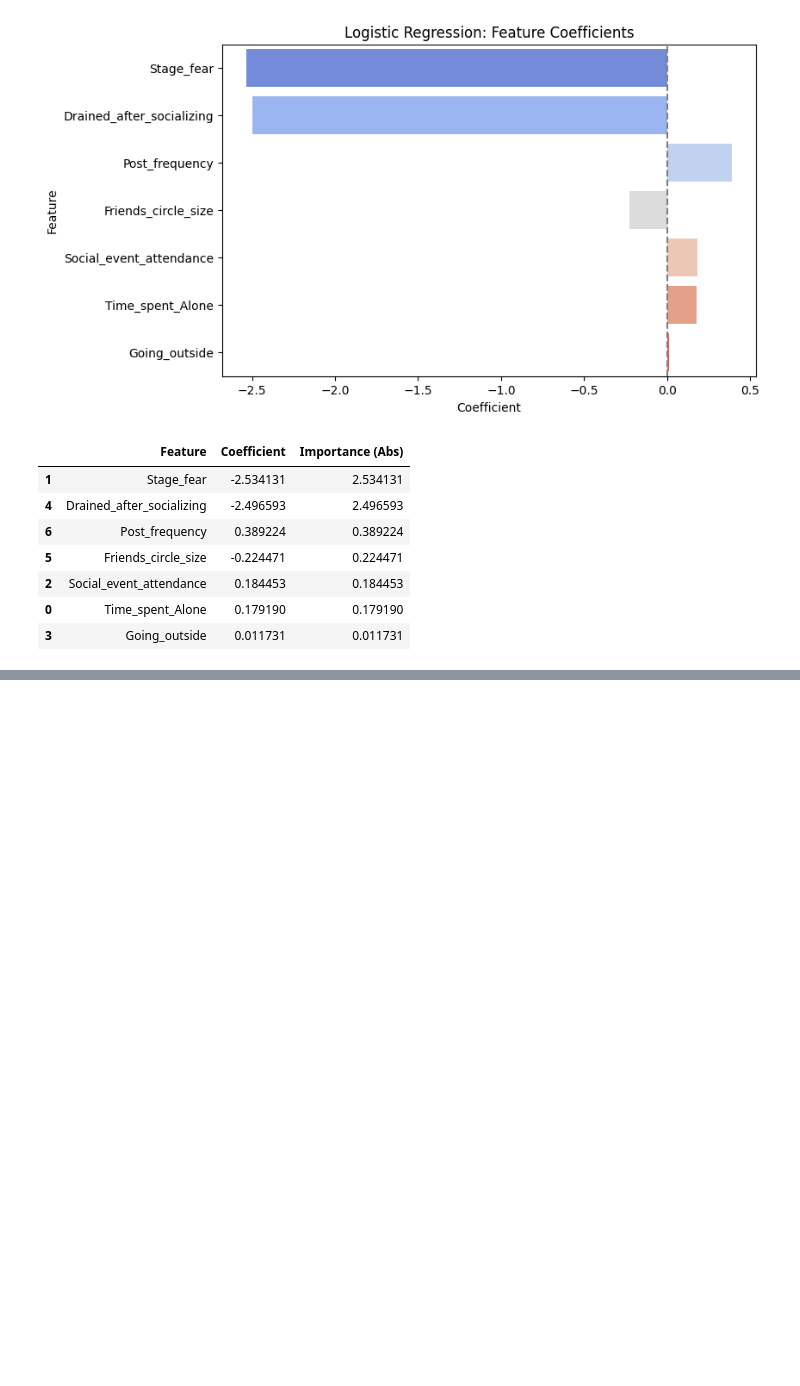
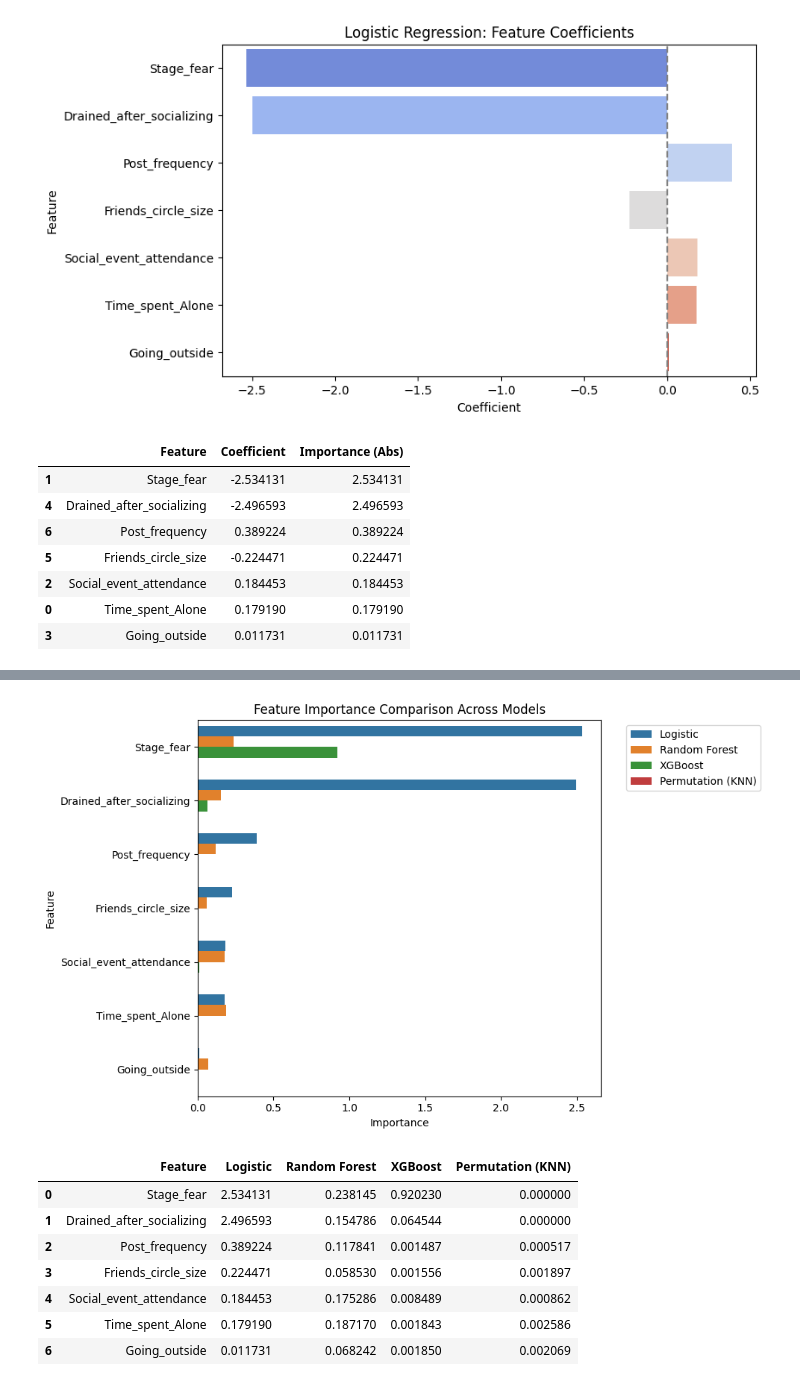
Before and after one commit to zalesol265/behavior-based-personality-prediction, a Jupyter notebook: notebooks/01-exploratory-analysis.ipynb, the cells around one changed output, grey strips where cells are left out. Drawn from its saved outputs; the diff is of its cells as text; code cells hidden in the pictures; blank space fills up the shorter version.

```diff
--- a/notebooks/01-exploratory-analysis.ipynb
+++ b/notebooks/01-exploratory-analysis.ipynb
@@ -328,0 +440,34 @@ importance_df
+# %%
+# Rename columns to match
+logreg_df = importance_df[['Feature', 'Importance (Abs)']].rename(columns={'Importance (Abs)': 'Logistic'})
+rf_df = rf_df.rename(columns={'Importance': 'Random Forest'})
+xgb_df = xgb_importances.rename(columns={'Importance': 'XGBoost'})
+perm_df = perm_df.rename(columns={'Importance': 'Permutation (KNN)'})
+
+# Merge all on Feature
+combined = logreg_df.merge(rf_df, on='Feature') \
+                    .merge(xgb_df, on='Feature') \
+                    .merge(perm_df, on='Feature')
+
+# Melt to long format for plotting
+melted = combined.melt(id_vars='Feature', var_name='Model', value_name='Importance')
+
+# Plot
+plt.figure(figsize=(10, 6))
+sns.barplot(data=melted, x='Importance', y='Feature', hue='Model')
+plt.title('Feature Importance Comparison Across Models')
+plt.legend(bbox_to_anchor=(1.05, 1), loc='upper left')
+plt.tight_layout()
+plt.show()
+
+combined
+# %% [output]
+[figure, added]
+|  | Feature | Logistic | Random Forest | XGBoost | Permutation (KNN) |
+| 0 | Stage_fear | 2.534131 | 0.238145 | 0.920230 | 0.000000 |
+| 1 | Drained_after_socializing | 2.496593 | 0.154786 | 0.064544 | 0.000000 |
+| 2 | Post_frequency | 0.389224 | 0.117841 | 0.001487 | 0.000517 |
+| 3 | Friends_circle_size | 0.224471 | 0.058530 | 0.001556 | 0.001897 |
+| 4 | Social_event_attendance | 0.184453 | 0.175286 | 0.008489 | 0.000862 |
+| 5 | Time_spent_Alone | 0.179190 | 0.187170 | 0.001843 | 0.002586 |
+| 6 | Going_outside | 0.011731 | 0.068242 | 0.001850 | 0.002069 |
```
Also changed, not shown: parts of 13 cells of this notebook.
